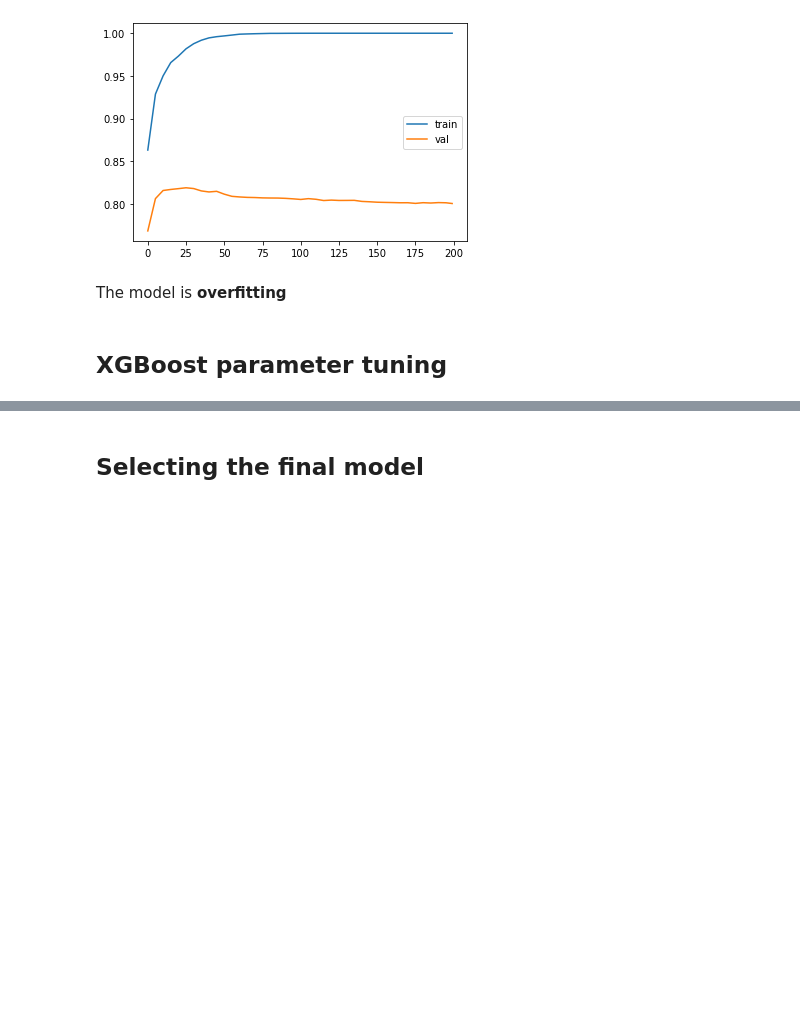
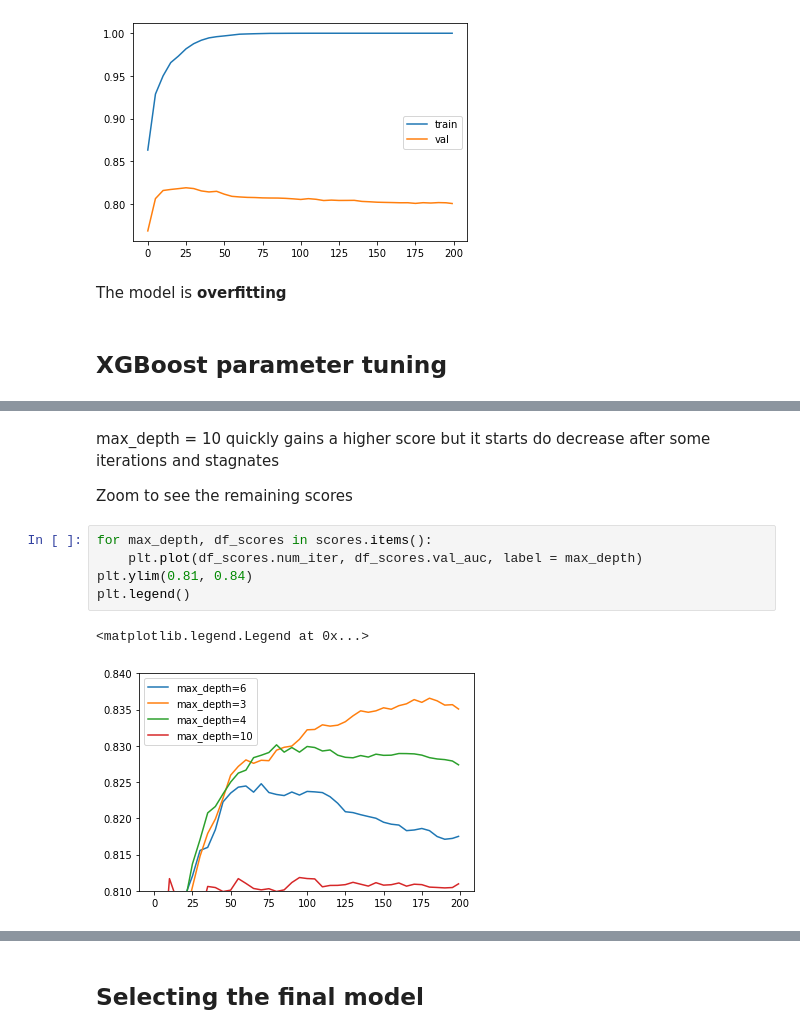
Before and after one commit to filipebodas/ml_zoomcamp, a Jupyter notebook: 06_trees/credit_risk_scoring.ipynb, the cells around one changed output, grey strips where cells are left out. Drawn from its saved outputs; the diff is of its cells as text; blank space fills up the shorter version.

```diff
--- a/06_trees/credit_risk_scoring.ipynb
+++ b/06_trees/credit_risk_scoring.ipynb
@@ -1211,0 +1317,12 @@ The model is **overfitting**
+# %% [markdown]
+max_depth = 10 quickly gains a higher score but it starts do decrease after some iterations and stagnates
+
+Zoom to see the remaining scores
+# %%
+for max_depth, df_scores in scores.items():
+    plt.plot(df_scores.num_iter, df_scores.val_auc, label = max_depth)
+plt.ylim(0.81, 0.84)
+plt.legend()
+# %% [output]
+<matplotlib.legend.Legend at 0x...>
+[figure, added]
```
Also changed, not shown: parts of 60 cells of this notebook.
